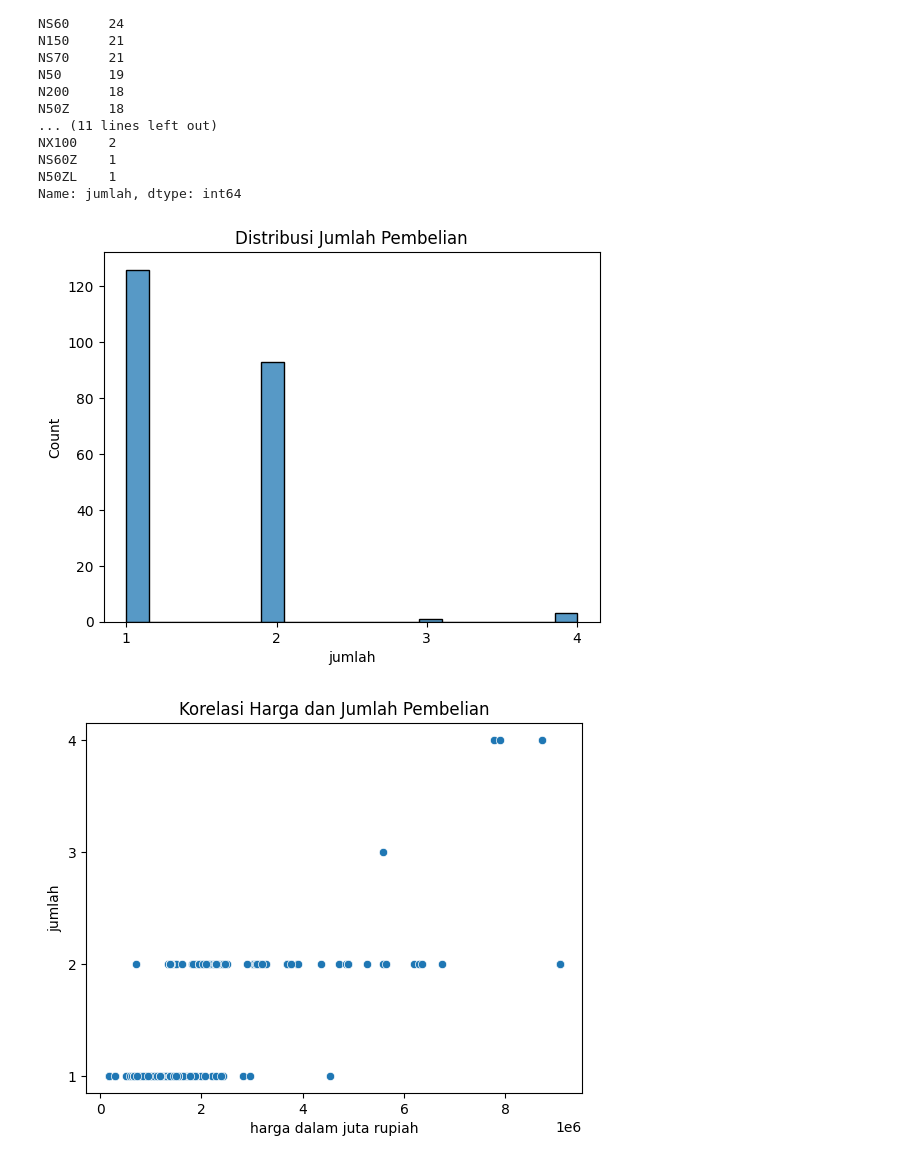
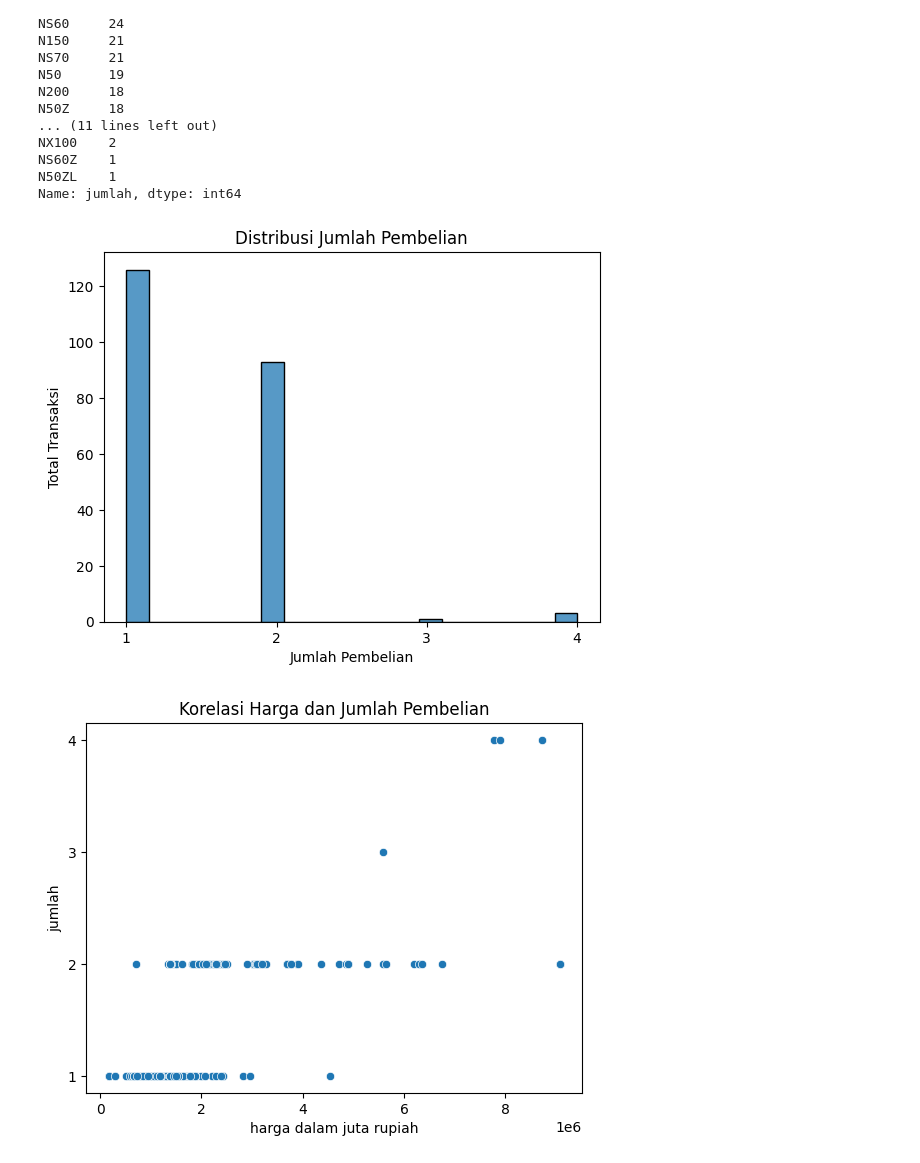
Before and after one commit to ndan1/final-project-big-data-analysis, a Jupyter notebook: main.ipynb, the cells around one changed output. Saved outputs shown, nothing was run; the diff lists cells and outputs as text; code cells hidden in the pictures.

```diff
--- a/main.ipynb
+++ b/main.ipynb
@@ -86,11 +97,13 @@ Name: jumlah, dtype: int64
 # %%
 #visualisasi distribusi jumlah pembelian
 sns.histplot(data['jumlah'], bins=20)
 plt.title('Distribusi Jumlah Pembelian')
+plt.ylabel('Total Transaksi')
+plt.xlabel('Jumlah Pembelian')
 plt.xticks([1, 2, 3, 4])
 plt.show()
 # %% [output]
-[figure, old version]
+[figure, new version]
 # %%
 #analisis korelasi antara harga dan jumlah
 sns.scatterplot(x='harga', y='jumlah', data=data)
```
Also changed, not shown: parts of 4 cells of this notebook.
